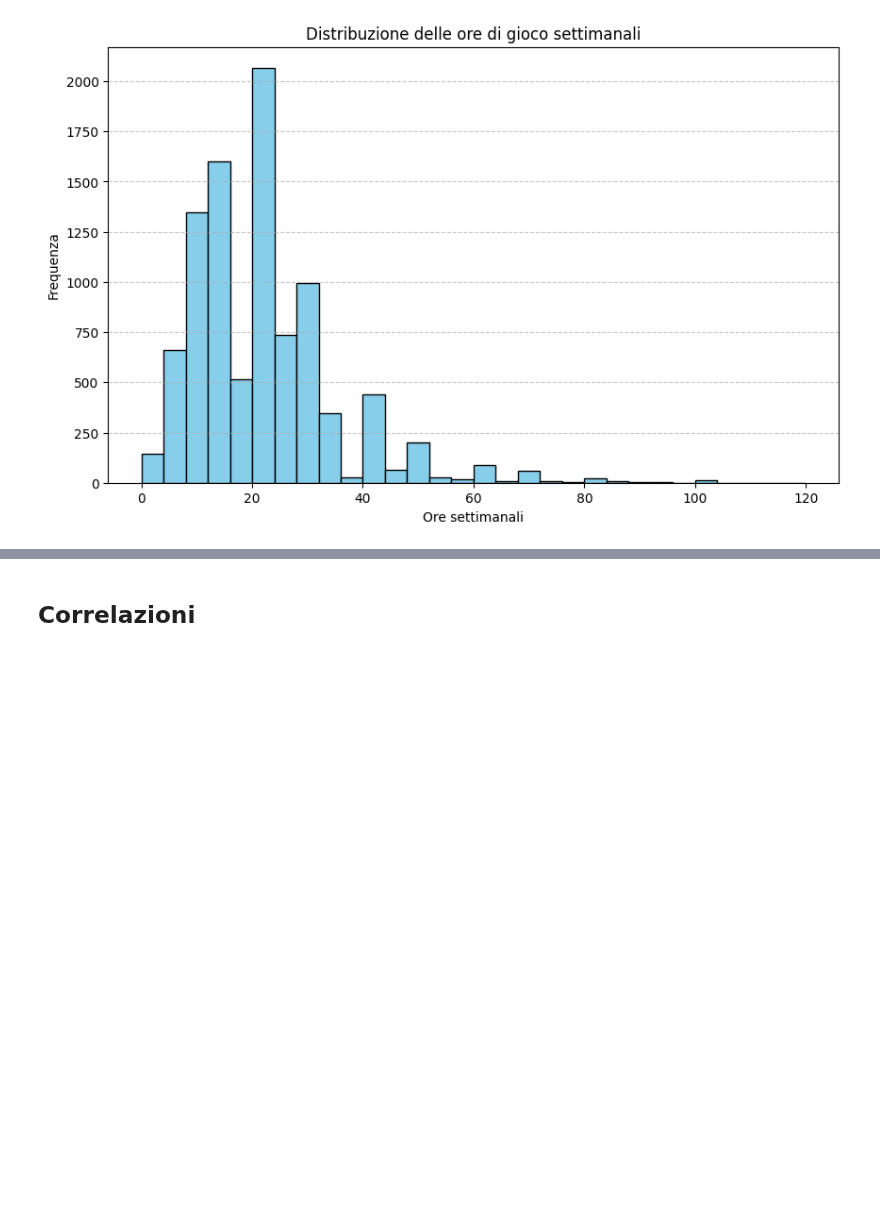
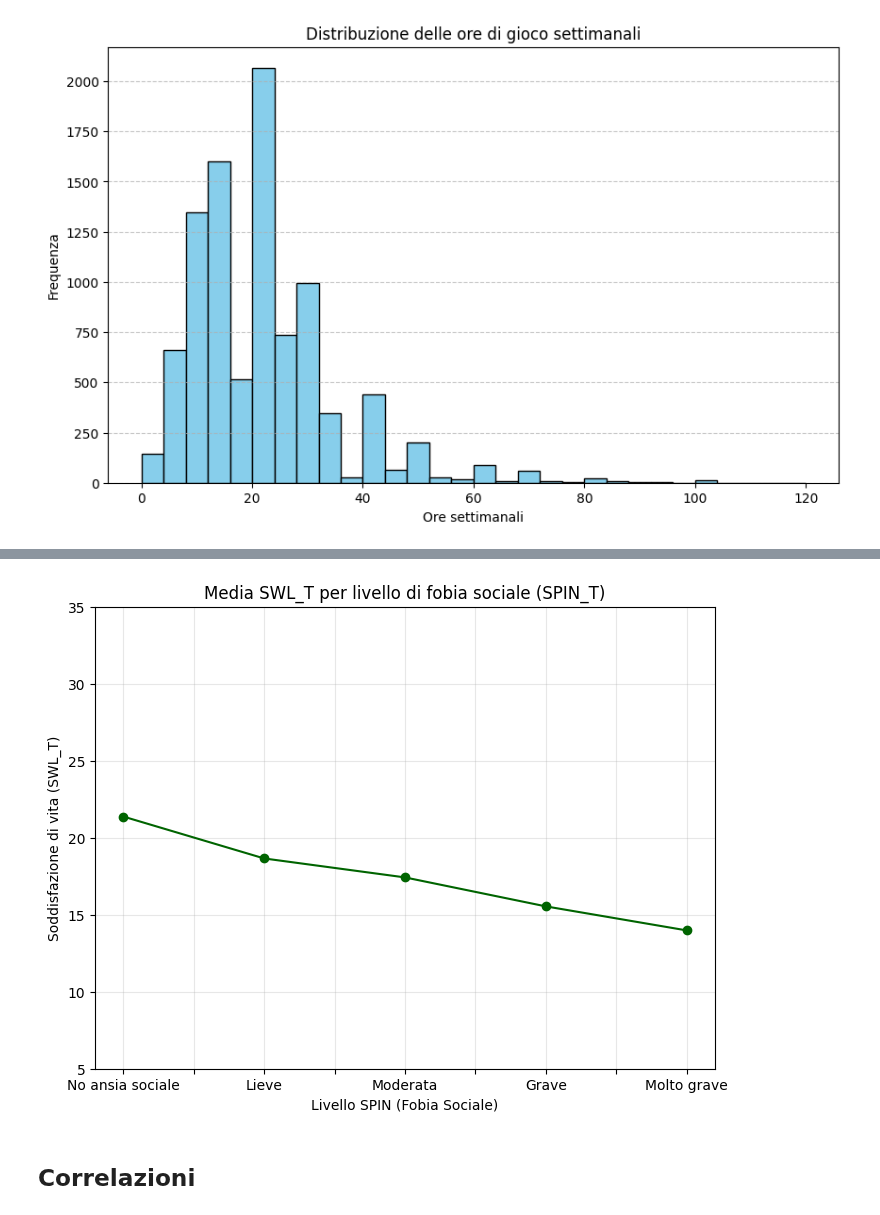
Before and after one commit to leonardogrimaldi/Progetto_Data_Intensive_24-25, a Jupyter notebook: main.ipynb, the cells around one changed output, grey strips where cells are left out. Cells and saved outputs as stored; diff of their text form; code cells hidden in the pictures; blank space fills up the shorter version.

```diff
--- a/main.ipynb
+++ b/main.ipynb
@@ -427,3 +471,36 @@ plt.show()
+# %%
+bins_spin = [0, 20, 30, 40, 50, 68]
+labels_spin = [
+    'No ansia sociale',
+    'Lieve',
+    'Moderata',
+    'Grave',
+    'Molto grave'
+]
+
+lol_dataset.loc[:, 'SPIN_bin'] = pd.cut(
+    lol_dataset['SPIN_T'],
+    bins=bins_spin,
+    labels=labels_spin,
+    include_lowest=True
+)
+
+spin_grouped = (
+    lol_dataset
+    .groupby('SPIN_bin', observed=True)['SWL_T']
+    .mean()
+)
+
+plt.figure(figsize=(8,6))
+spin_grouped.plot(marker='o', color='darkgreen')
+plt.xlabel("Livello SPIN (Fobia Sociale)")
+plt.ylabel("Soddisfazione di vita (SWL_T)")
+plt.title("Media SWL_T per livello di fobia sociale (SPIN_T)")
+plt.grid(alpha=0.3)
+plt.ylim(5, 35)
+plt.show()
+# %% [output]
+[figure, added]
 # %% [markdown]
 ## Correlazioni
 # %%
```
Also changed, not shown: parts of 3 cells of this notebook.
